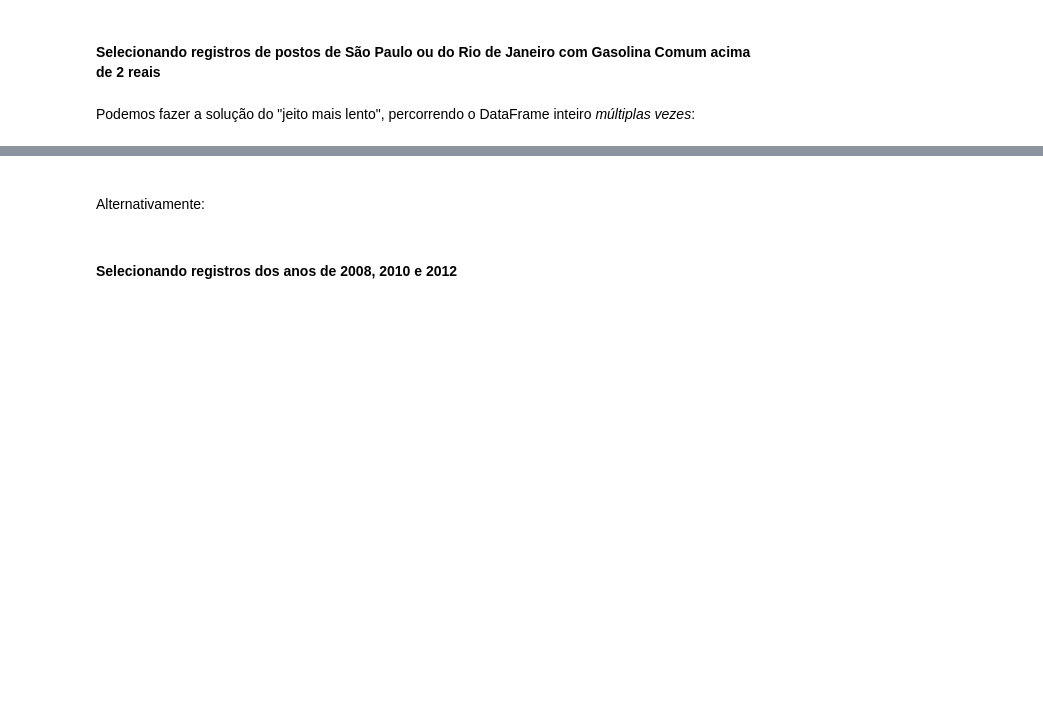
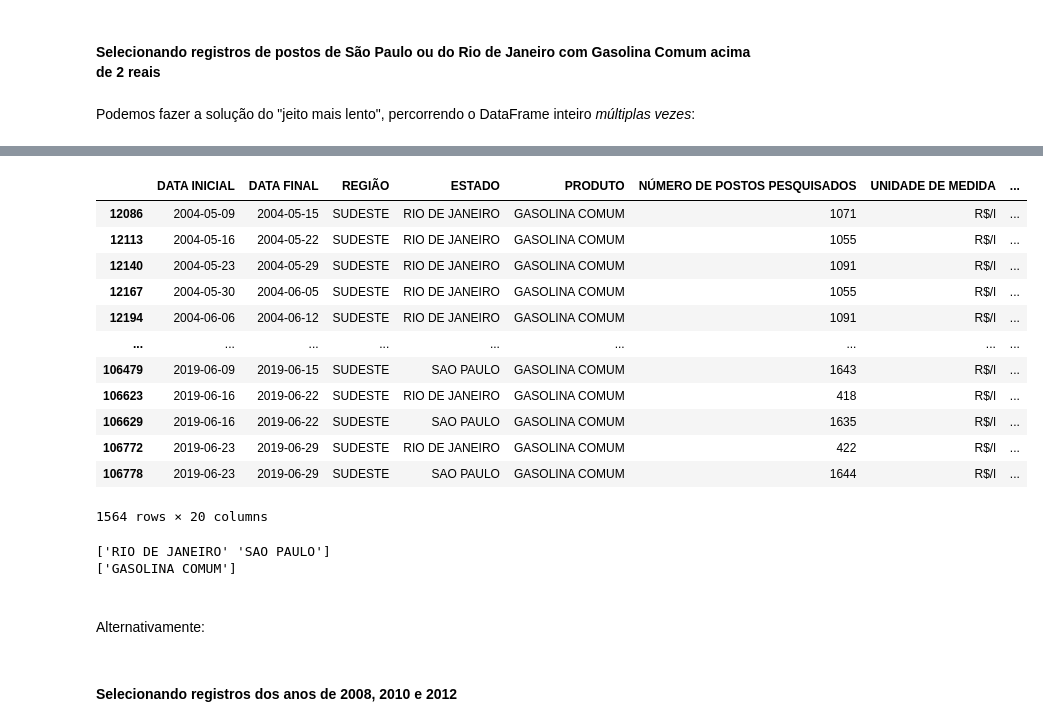
Before and after one commit to rudaaranha/pandas-essencial, a Jupyter notebook: manipulacao_de_dados_codigo_base.ipynb, the cells around one changed output, grey strips where cells are left out. Cells and saved outputs as stored; diff of their text form; code cells hidden in the pictures; blank space fills up the shorter version.

```diff
--- a/manipulacao_de_dados_codigo_base.ipynb
+++ b/manipulacao_de_dados_codigo_base.ipynb
@@ -1355,0 +1365,3 @@ Podemos fazer a solução do "jeito mais lento", percorrendo o DataFrame inteiro
+# %%
+selecao_1 = (data['ESTADO'] == 'SAO PAULO') | (data['ESTADO'] == 'RIO DE JANEIRO')
+selecao_1
@@ -1355,0 +1386,4 @@ Podemos fazer a solução do "jeito mais lento", percorrendo o DataFrame inteiro
+# %%
+selecao_2 = (data['PRODUTO'] == 'GASOLINA COMUM')
+selecao_3 = (data['PREÇO MÉDIO REVENDA'] > 2.0)
+selecao_final = selecao_1 & selecao_2 & selecao_3
@@ -1356,3 +1405,26 @@ Podemos fazer a solução do "jeito mais lento", percorrendo o DataFrame inteiro
+# %%
+data_filtrado = data[selecao_final]
+data_filtrado
+# %% [output]
+|  | DATA INICIAL | DATA FINAL | REGIÃO | ESTADO | PRODUTO | NÚMERO DE POSTOS PESQUISADOS | UNIDADE DE MEDIDA | ... |
+| 12086 | 2004-05-09 | 2004-05-15 | SUDESTE | RIO DE JANEIRO | GASOLINA COMUM | 1071 | R$/l | ... |
+| 12113 | 2004-05-16 | 2004-05-22 | SUDESTE | RIO DE JANEIRO | GASOLINA COMUM | 1055 | R$/l | ... |
+| 12140 | 2004-05-23 | 2004-05-29 | SUDESTE | RIO DE JANEIRO | GASOLINA COMUM | 1091 | R$/l | ... |
+| 12167 | 2004-05-30 | 2004-06-05 | SUDESTE | RIO DE JANEIRO | GASOLINA COMUM | 1055 | R$/l | ... |
+| 12194 | 2004-06-06 | 2004-06-12 | SUDESTE | RIO DE JANEIRO | GASOLINA COMUM | 1091 | R$/l | ... |
+| ... | ... | ... | ... | ... | ... | ... | ... | ... |
+| 106479 | 2019-06-09 | 2019-06-15 | SUDESTE | SAO PAULO | GASOLINA COMUM | 1643 | R$/l | ... |
+| 106623 | 2019-06-16 | 2019-06-22 | SUDESTE | RIO DE JANEIRO | GASOLINA COMUM | 418 | R$/l | ... |
+| 106629 | 2019-06-16 | 2019-06-22 | SUDESTE | SAO PAULO | GASOLINA COMUM | 1635 | R$/l | ... |
+| 106772 | 2019-06-23 | 2019-06-29 | SUDESTE | RIO DE JANEIRO | GASOLINA COMUM | 422 | R$/l | ... |
+| 106778 | 2019-06-23 | 2019-06-29 | SUDESTE | SAO PAULO | GASOLINA COMUM | 1644 | R$/l | ... |
+1564 rows × 20 columns
+# %%
+print(data_filtrado['ESTADO'].unique())
+print(data_filtrado['PRODUTO'].unique())
+# %% [output]
+['RIO DE JANEIRO' 'SAO PAULO']
+['GASOLINA COMUM']
 # %% [markdown]
 <br/>
 
```
Also changed, not shown: parts of 4 cells of this notebook.
